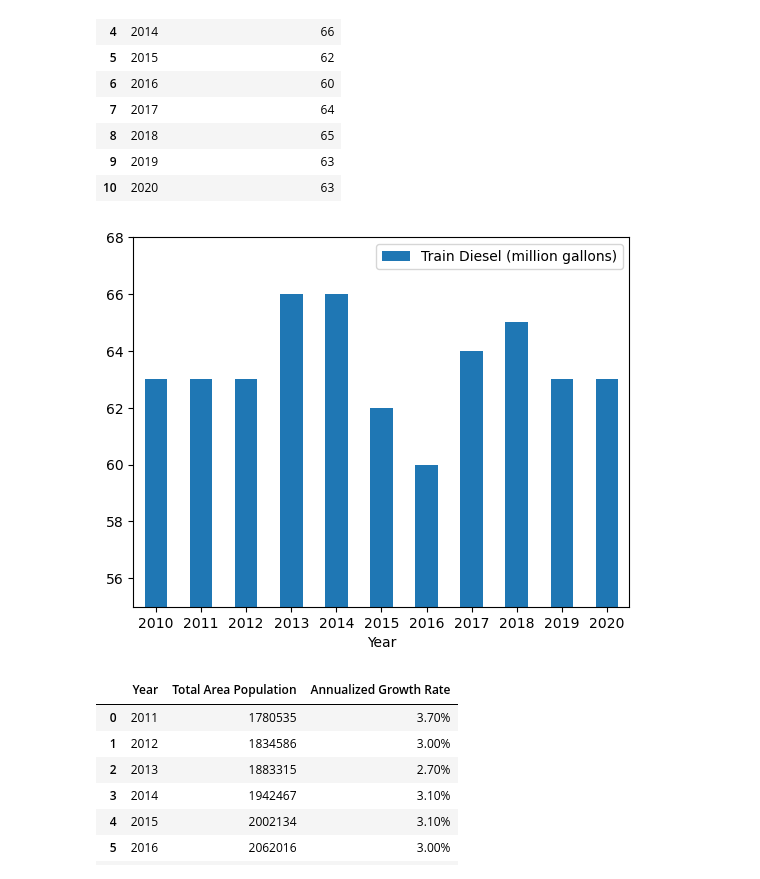
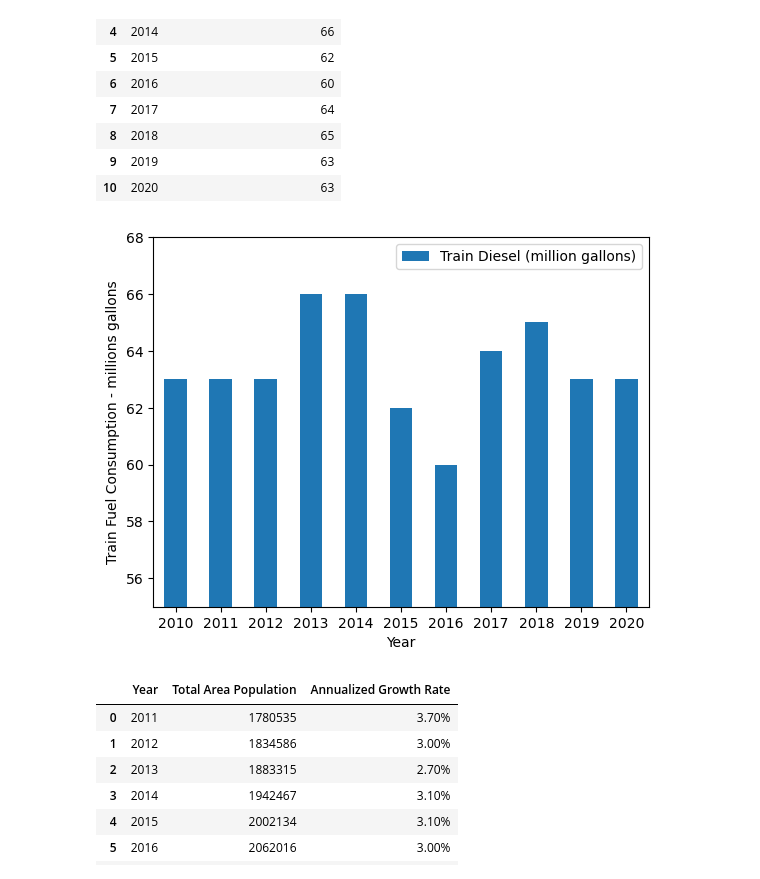
Before and after one commit to bennettnorth/Group-5-Project-1, a Jupyter notebook: Project File.ipynb, the cells around one changed output. Drawn from its saved outputs; the diff is of its cells as text; code cells hidden in the pictures.

Commit message:
added ylabels

```diff
--- a/Project File.ipynb
+++ b/Project File.ipynb
@@ -80,10 +81,11 @@ trains_fuel_df
 # %%
 train_fuel_bar = pd.DataFrame({'Year':['2010','2011','2012','2013','2014','2015','2016','2017','2018','2019','2020'], 'Train Diesel (million gallons)':[63, 63, 63, 66, 66, 62, 60, 64, 65, 63, 63]})
 train_fuel_ax = train_fuel_bar.plot.bar(x='Year', y='Train Diesel (million gallons)', rot=0)
 plt.ylim(55,68)
+plt.ylabel('Train Fuel Consumption - millions gallons')
 plt.show()
 # %% [output]
-[figure, old version]
+[figure, new version]
 # %%
 #occupants_fatalities_csv =
 # %%
```
Also changed, not shown: parts of 1 cell of this notebook.
